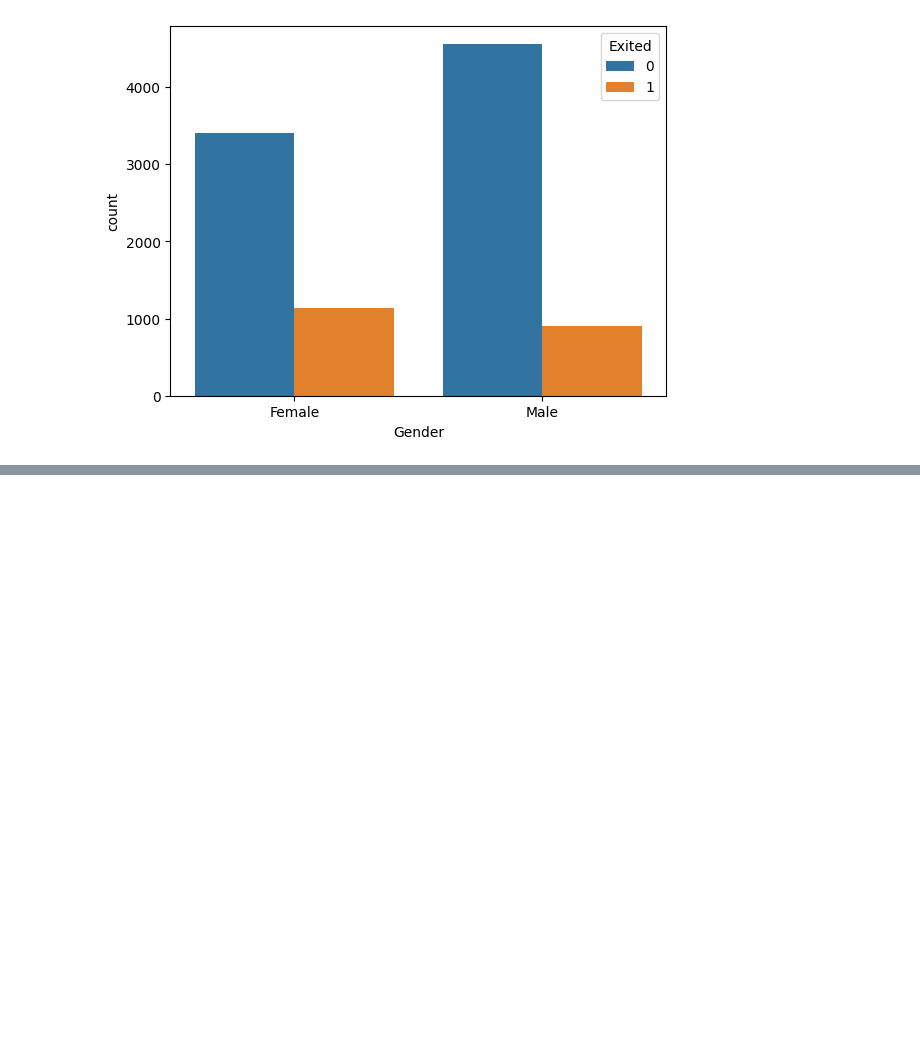
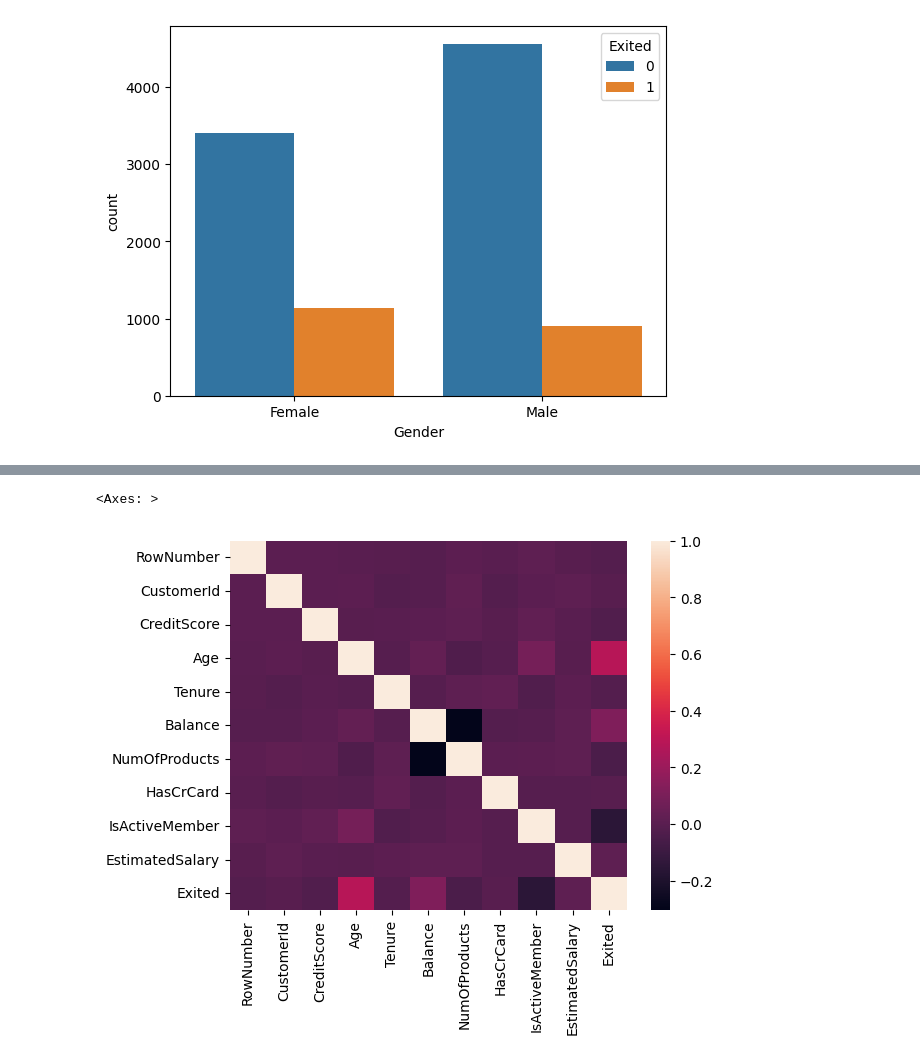
Before and after one commit to ilihas786/Python, a Jupyter notebook: Data Science/numrical_analysis.ipynb, the cells around one changed output, grey strips where cells are left out. Drawn from its saved outputs; the diff is of its cells as text; code cells hidden in the pictures; blank space fills up the shorter version.

```diff
--- a/Data Science/numrical_analysis.ipynb
+++ b/Data Science/numrical_analysis.ipynb
@@ -58,0 +82,2 @@ Gender
+# %%
+new_df=df.drop(columns=["Surname","Geography","Gender"])
@@ -58,0 +120,5 @@ Gender
+# %%
+sns.heatmap(data=new_df.corr())
+# %% [output]
+<Axes: >
+[figure, added]
```
Also changed, not shown: parts of 19 cells of this notebook.
